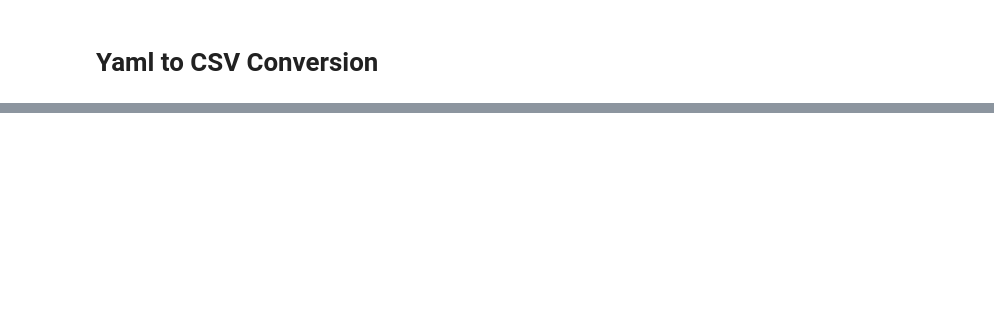
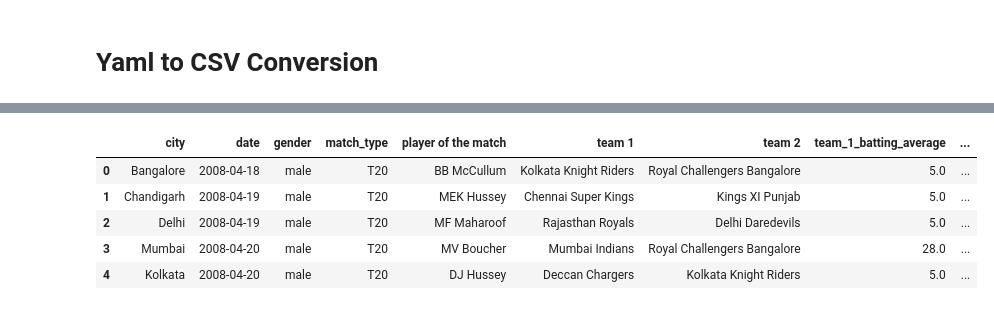
Before and after one commit to saxenanihal95/CricketPrediction, a Jupyter notebook: Yaml to CSV Conversion.ipynb, the cells around one changed output, grey strips where cells are left out. Cells and saved outputs as stored; diff of their text form; code cells hidden in the pictures; blank space fills up the shorter version.

```diff
--- a/Yaml to CSV Conversion.ipynb
+++ b/Yaml to CSV Conversion.ipynb
@@ -155,2 +308,11 @@ df
+# %%
+df.head()
+# %% [output]
+|  | city | date | gender | match_type | player of the match | team 1 | team 2 | team_1_batting_average | ... |
+| 0 | Bangalore | 2008-04-18 | male | T20 | BB McCullum | Kolkata Knight Riders | Royal Challengers Bangalore | 5.0 | ... |
+| 1 | Chandigarh | 2008-04-19 | male | T20 | MEK Hussey | Chennai Super Kings | Kings XI Punjab | 5.0 | ... |
+| 2 | Delhi | 2008-04-19 | male | T20 | MF Maharoof | Rajasthan Royals | Delhi Daredevils | 5.0 | ... |
+| 3 | Mumbai | 2008-04-20 | male | T20 | MV Boucher | Mumbai Indians | Royal Challengers Bangalore | 28.0 | ... |
+| 4 | Kolkata | 2008-04-20 | male | T20 | DJ Hussey | Deccan Chargers | Kolkata Knight Riders | 5.0 | ... |
 # %%
 df.to_csv('ipl.csv')
```
Also changed, not shown: parts of 8 cells of this notebook, 1 other file.
